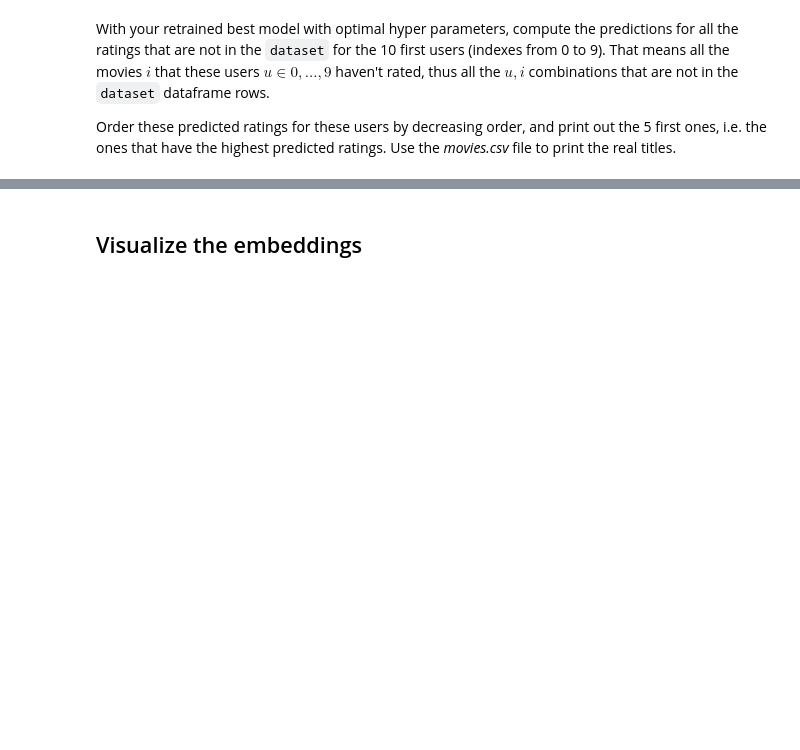
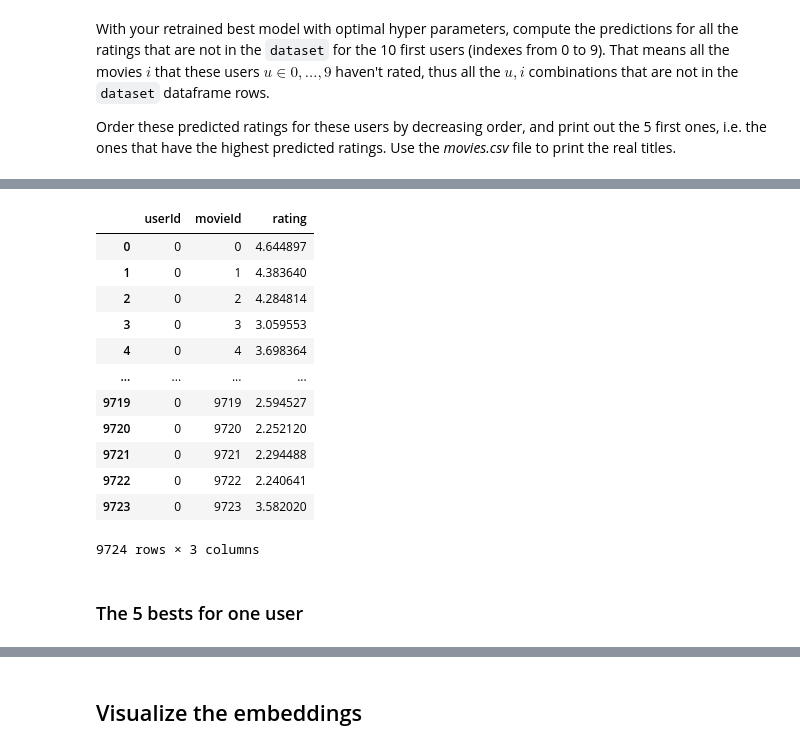
Before and after one commit to Jerome-Delaunay/CampusML, a Jupyter notebook: 4. ML4/Machine_Learning_4_Recommender_Systems_JDE.ipynb, the cells around one changed output, grey strips where cells are left out. Saved outputs shown, nothing was run; the diff lists cells and outputs as text; code cells hidden in the pictures; blank space fills up the shorter version.

```diff
--- a/4. ML4/Machine_Learning_4_Recommender_Systems_JDE.ipynb
+++ b/4. ML4/Machine_Learning_4_Recommender_Systems_JDE.ipynb
@@ -1279 +1281,21 @@ display(dataset[dataset.userId.eq(user_id)]
 232 rows × 6 columns
+# %%
+df=pd.DataFrame()
+df['userId']=np.full(len(movie_ids_map.values()),user_id)
+df['movieId']= movie_ids_map.values()
+df['rating']= y_gen.T[0]
+df
+# %% [output]
+|  | userId | movieId | rating |
+| 0 | 0 | 0 | 4.644897 |
+| 1 | 0 | 1 | 4.383640 |
+| 2 | 0 | 2 | 4.284814 |
+| 3 | 0 | 3 | 3.059553 |
+| 4 | 0 | 4 | 3.698364 |
+| ... | ... | ... | ... |
+| 9719 | 0 | 9719 | 2.594527 |
+| 9720 | 0 | 9720 | 2.252120 |
+| 9721 | 0 | 9721 | 2.294488 |
+| 9722 | 0 | 9722 | 2.240641 |
+| 9723 | 0 | 9723 | 3.582020 |
+9724 rows × 3 columns
@@ -1280,3 +1308,5 @@ display(dataset[dataset.userId.eq(user_id)]
+# %% [markdown]
+### The 5 bests for one user
 # %%
 def get_top5_for_user(model, user_id, dataset):
     """
```
Also changed, not shown: parts of 38 cells of this notebook, 7 other files.
